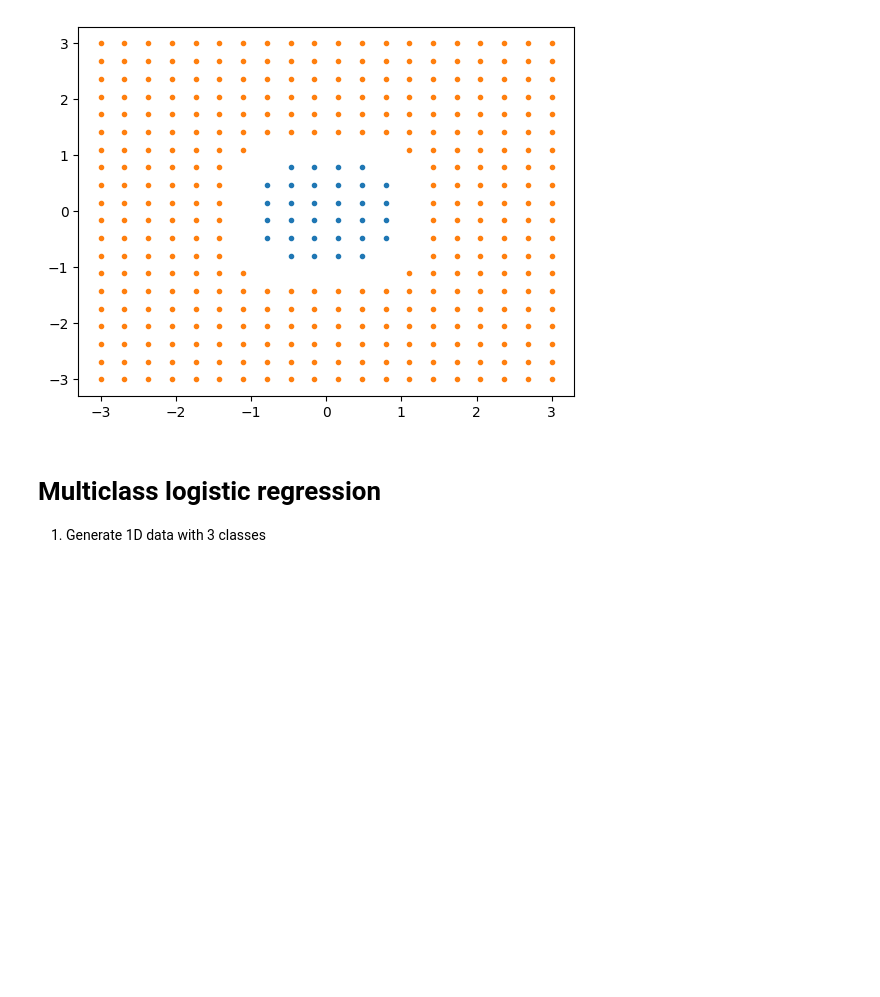
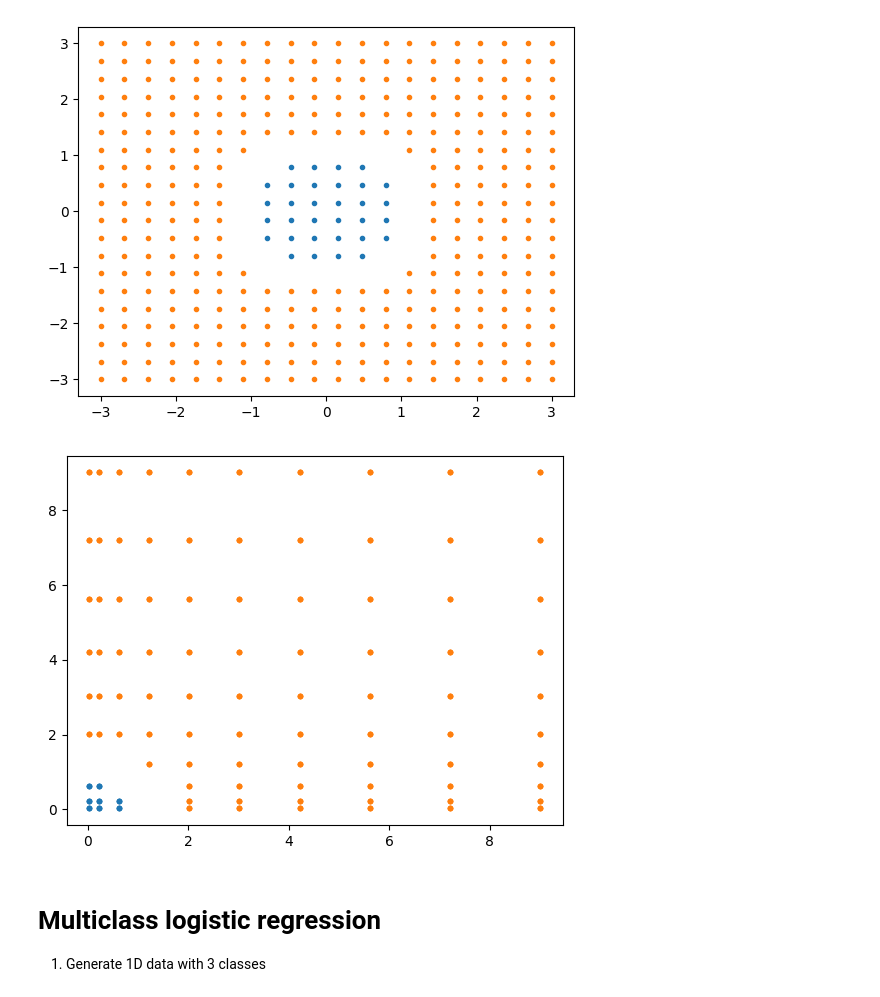
Before and after one commit to DefenseIsAlie/EE_413_LAB, a Jupyter notebook: Lab_6/200010021.ipynb, the cells around one changed output. Saved outputs shown, nothing was run; the diff lists cells and outputs as text; code cells hidden in the pictures; blank space fills up the shorter version.

```diff
--- a/Lab_6/200010021.ipynb
+++ b/Lab_6/200010021.ipynb
@@ -612,6 +612,16 @@ plt.plot(x_out_plt[:,0], x_out_plt[:,1], '.')
 plt.show()
 # %% [output]
 [figure]
+# %%
+plt.figure()
+
+x_sq_in = x_in_plt **2
+x_sq_out = x_out_plt **2
+plt.plot(x_sq_in[:,0], x_sq_in[:,1], '.')
+plt.plot(x_sq_out[:,0], x_sq_out[:,1], '.')
+plt.show()
+# %% [output]
+[figure, added]
 # %% [markdown]
 # Multiclass logistic regression
 
```
Also changed, not shown: parts of 12 cells of this notebook.
